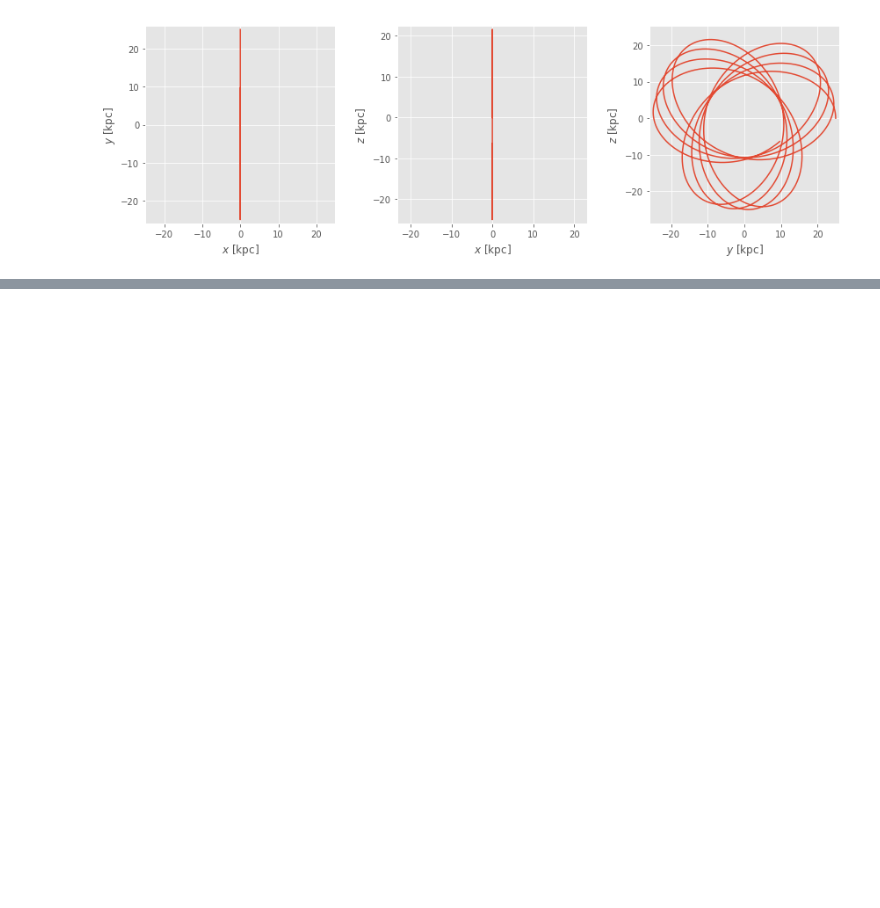
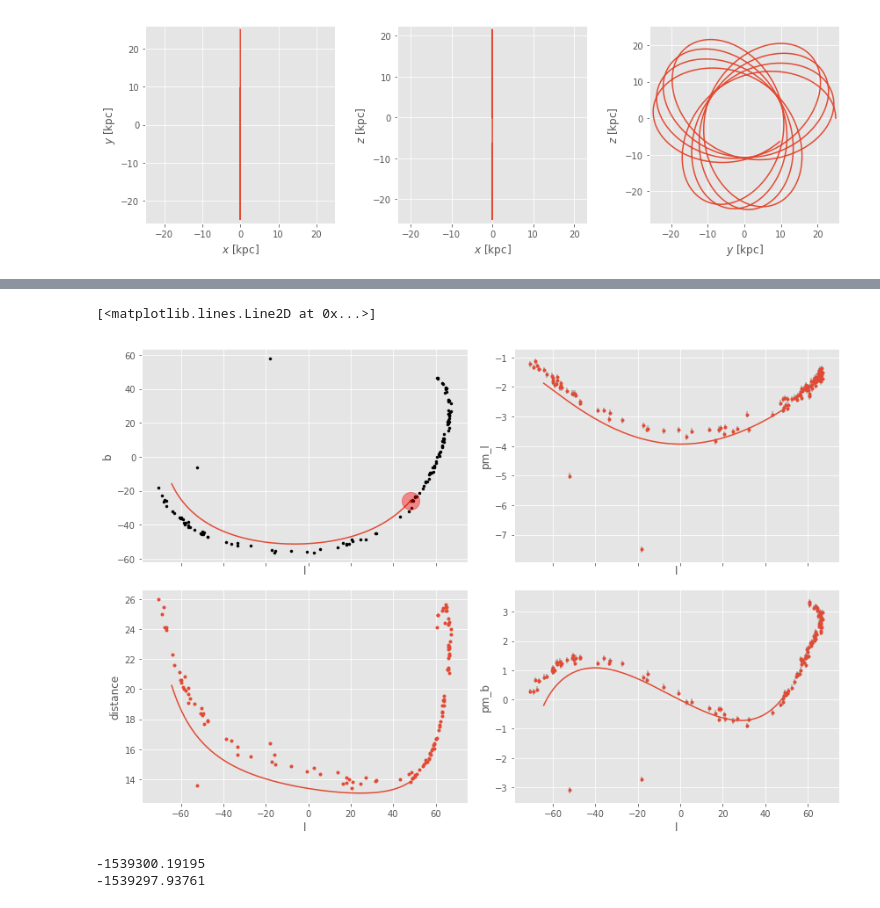
Before and after one commit to andersdot/gaiaDR2, a Jupyter notebook: fitAnOrbit.ipynb, the cells around one changed output, grey strips where cells are left out. Cells and saved outputs as stored; diff of their text form; code cells hidden in the pictures; blank space fills up the shorter version.

Commit message:
fitting orbit

```diff
--- a/fitAnOrbit.ipynb
+++ b/fitAnOrbit.ipynb
@@ -125,0 +125,17 @@ R = rotation_matrix(np.arccos(th)*u.radian, 'x')
+# %%
+freeze = dict()
+# these estimated from the plots
+freeze['phi2_sigma'] = np.radians(0.9)
+freeze['d_sigma'] = 0.15
+freeze['vr_sigma'] = (1.5*u.km/u.s).decompose(galactic).value
+freeze['t_forw'] = 0.
+freeze['t_back'] = -150.
+# freeze['hernquist_logm'] = np.log10(true_potential.parameters['m'].value)
+
+index = data['phi1'].argmin()
+p0_guess = [data['phi2'].radian[index],
+            data['distance'].decompose(galactic).value[index],
+            data['mul'].decompose(galactic).value[index],
+            data['mub'].decompose(galactic).value[index],
+            data['vr'].decompose(galactic).value[index],
+            np.log10(true_potential.parameters['m'].value)]
@@ -125,0 +186,17 @@ R = rotation_matrix(np.arccos(th)*u.radian, 'x')
+# %%
+fig,axes = plot_mcmc_sample_orbit(p0_guess)
+
+derp = sf.StreamFrame(phi1=data['phi1'][index][None],
+                      phi2=data['phi2'][index][None],
+                      distance=data['distance'][index][None], M=R)
+g = derp.transform_to(coord.Galactic)
+axes[0,0].plot(g.l.degree, g.b.degree, marker='o', color='r', alpha=0.4, markersize=20)
+# %% [output]
+[<matplotlib.lines.Line2D at 0x...>]
+[figure, added]
+# %%
+print(ss.ln_likelihood(p0_guess, data, err, R, gp.HernquistPotential, true_potential, 0.5, freeze).sum())
+print(ss.ln_posterior(p0_guess, data, err, R, gp.HernquistPotential, true_potential, 0.5, freeze))
+# %% [output]
+-1539300.19195
+-1539297.93761
```
Also changed, not shown: parts of 29 cells of this notebook, 1 other file.
